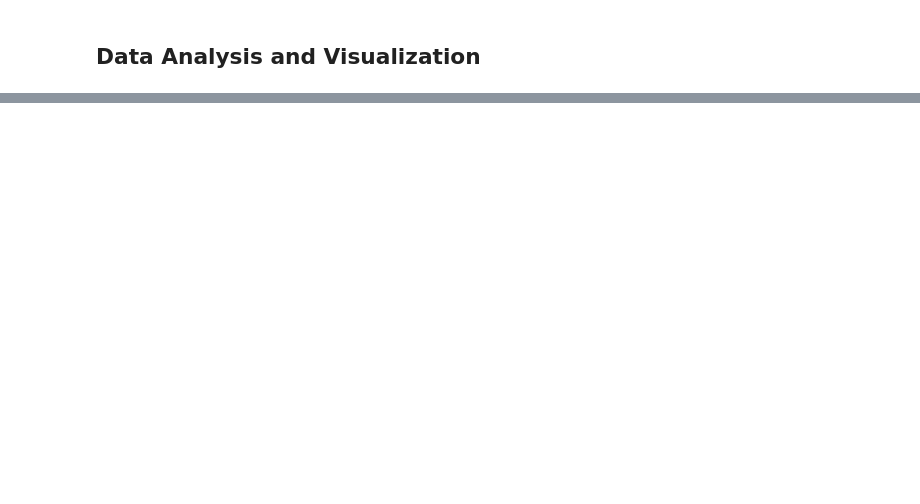
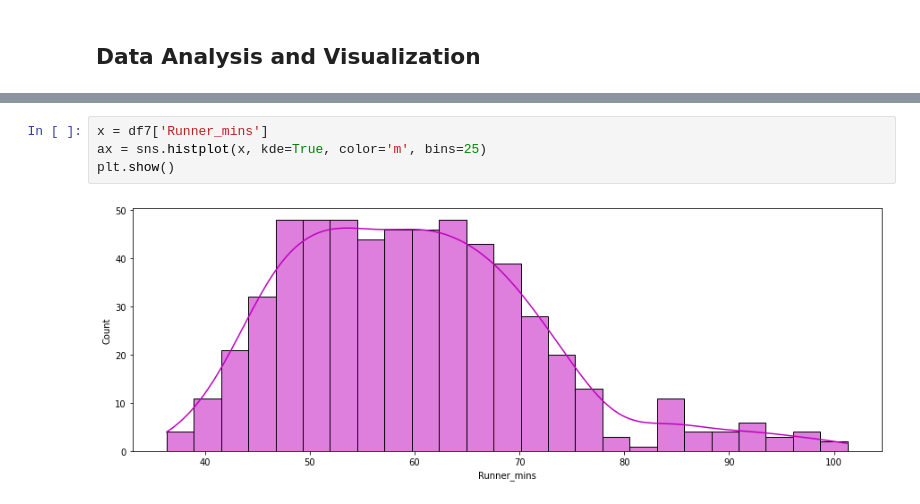
Before and after one commit to pkaran57/data-engineering, a Jupyter notebook: in-class-assignments/assignment-1/assignment-1.ipynb, the cells around one changed output, grey strips where cells are left out. Saved outputs shown, nothing was run; the diff lists cells and outputs as text; blank space fills up the shorter version.

```diff
--- a/in-class-assignments/assignment-1/assignment-1.ipynb
+++ b/in-class-assignments/assignment-1/assignment-1.ipynb
@@ -353,0 +427,6 @@ df7.head()
+# %%
+x = df7['Runner_mins']
+ax = sns.histplot(x, kde=True, color='m', bins=25)
+plt.show()
+# %% [output]
+[figure, added]
```
Also changed, not shown: parts of 19 cells of this notebook.
